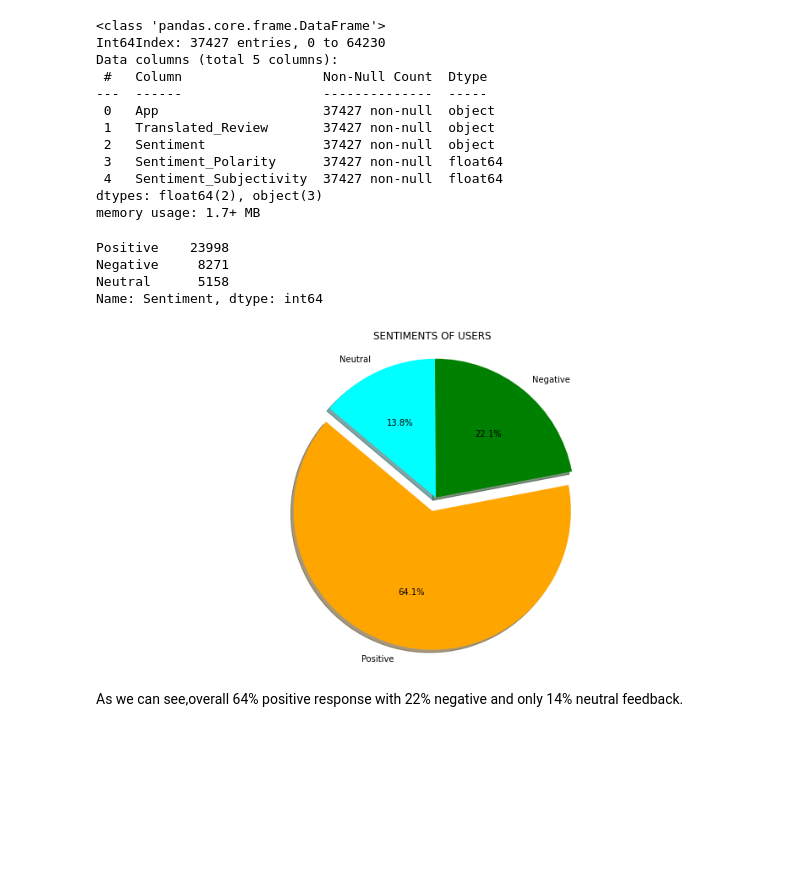
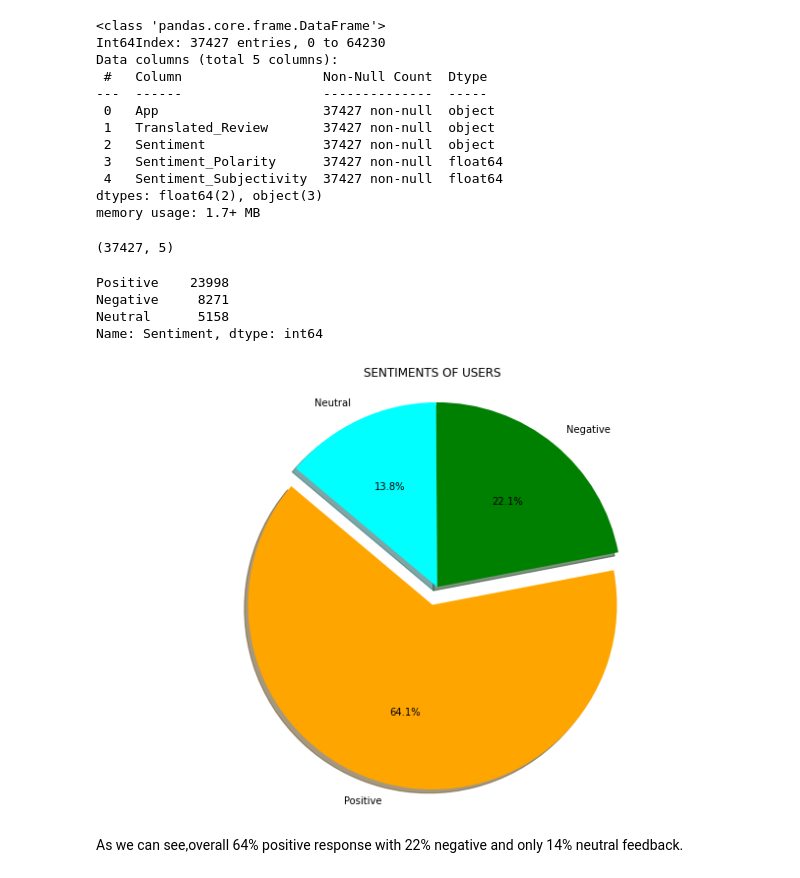
Before and after one commit to meetdelvadiya/Play-Store-App-Review-Analysis, a Jupyter notebook: Play_Store_App_Review_Analysis_Meet_Delvadiya.ipynb, the cells around one changed output. Saved outputs shown, nothing was run; the diff lists cells and outputs as text; code cells hidden in the pictures; blank space fills up the shorter version.

```diff
--- a/Play_Store_App_Review_Analysis_Meet_Delvadiya.ipynb
+++ b/Play_Store_App_Review_Analysis_Meet_Delvadiya.ipynb
@@ -573,6 +583,10 @@ Data columns (total 5 columns):
  4   Sentiment_Subjectivity  37427 non-null  float64
 dtypes: float64(2), object(3)
 memory usage: 1.7+ MB
+# %%
+df_user.shape
+# %% [output]
+(37427, 5)
 # %%
 #Value counts for sentiment rows
 df_user['Sentiment'].value_counts()
@@ -582,19 +596,20 @@ Negative     8271
 Neutral      5158
 Name: Sentiment, dtype: int64
 # %%
-# Data to plot (#Final code for pie chart)
+# Data to plot
 labels = 'Positive', 'Negative','Neutral'
 colors = ['orange', 'green', 'cyan']
-
+sizes = [64.11, 22.09, 13.79]
+explode = (0.1, 0, 0)
 # Plot
 plt.pie(sizes, explode=explode, labels=labels, colors=colors,
 autopct='%1.1f%%', shadow=True, startangle=140)
 
 plt.axis('equal')
 plt.title('SENTIMENTS OF USERS')
 plt.show()
 plt.rcParams['figure.figsize'] = (14,7)
 # %% [output]
-[figure, old version]
+[figure, new version]
 # %% [markdown]
 As we can see,overall 64% positive response with 22% negative and only 14% neutral feedback.
```
Also changed, not shown: parts of 20 cells of this notebook.
